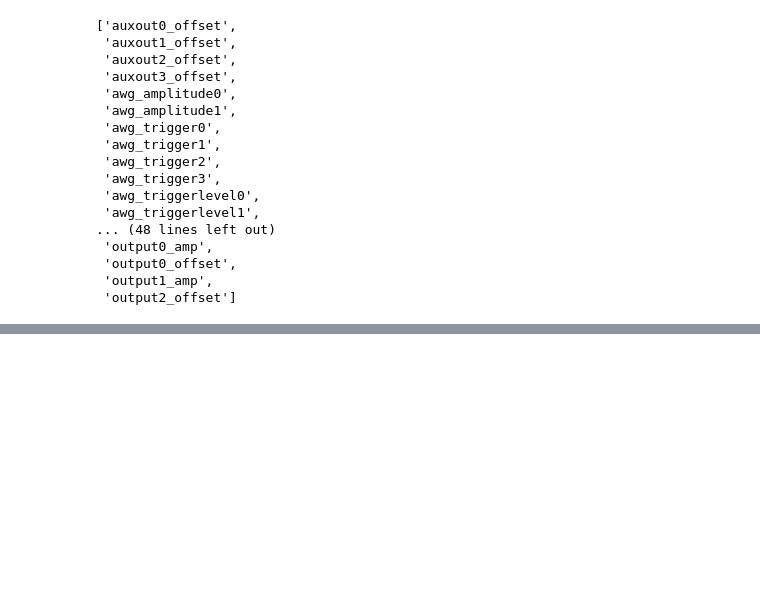
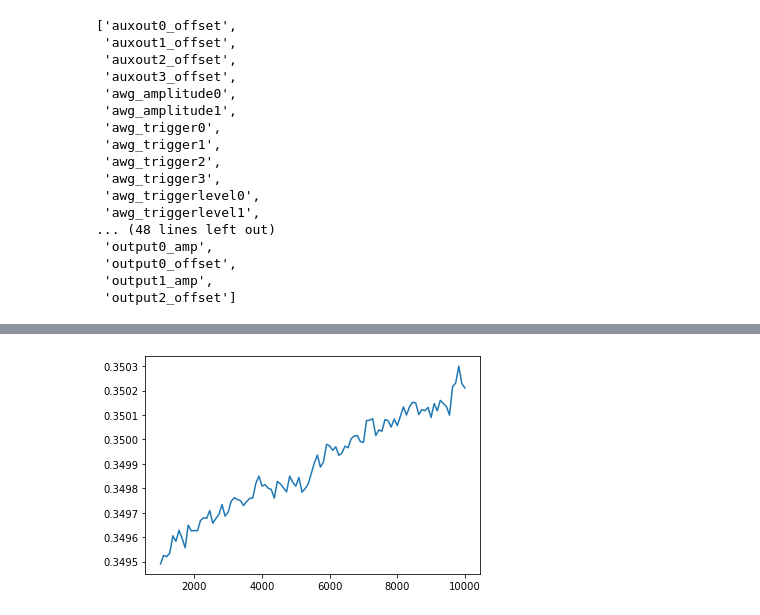
Before and after one commit to zhinst/zhinst-qcodes, a Jupyter notebook: docs/source/examples/notebooks/example2-4_UHFLI.ipynb, the cells around one changed output, grey strips where cells are left out. Cells and saved outputs as stored; diff of their text form; code cells hidden in the pictures; blank space fills up the shorter version.

```diff
--- a/docs/source/examples/notebooks/example2-4_UHFLI.ipynb
+++ b/docs/source/examples/notebooks/example2-4_UHFLI.ipynb
@@ -116,0 +183,12 @@ uhfli.sweeper.sweep_parameter_list()
+# %%
+# turn singal output on
+uhfli.sigouts[0].on(1)
+
+# prepare a frequency sweep
+uhfli.sweeper.start(1e3)
+uhfli.sweeper.stop(10e3)
+uhfli.sweeper.samplecount(100)
+uhfli.sweeper.sweep_parameter("frequency0")
+
+# add a singal source
+demod = uhfli.sweeper.signals_add("demod0")
@@ -116,0 +203,3 @@ uhfli.sweeper.sweep_parameter_list()
+# %%
+# perform measurement
+uhfli.sweeper.measure()
@@ -116,0 +226,2 @@ uhfli.sweeper.sweep_parameter_list()
+# %%
+result = uhfli.sweeper.results[demod]
@@ -116,0 +248,7 @@ uhfli.sweeper.sweep_parameter_list()
+# %%
+import matplotlib.pyplot as plt
+
+plt.plot(result.frequency, result.x)
+plt.show()
+# %% [output]
+[figure, added]
```
Also changed, not shown: parts of 19 cells of this notebook, 2 other files.
